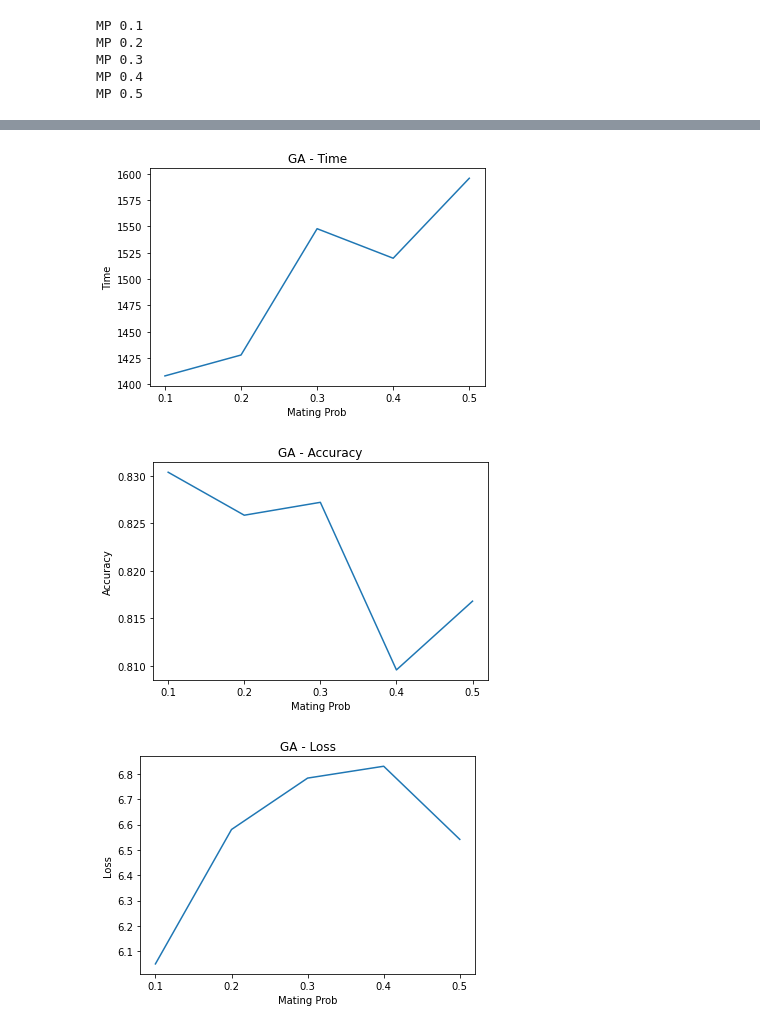
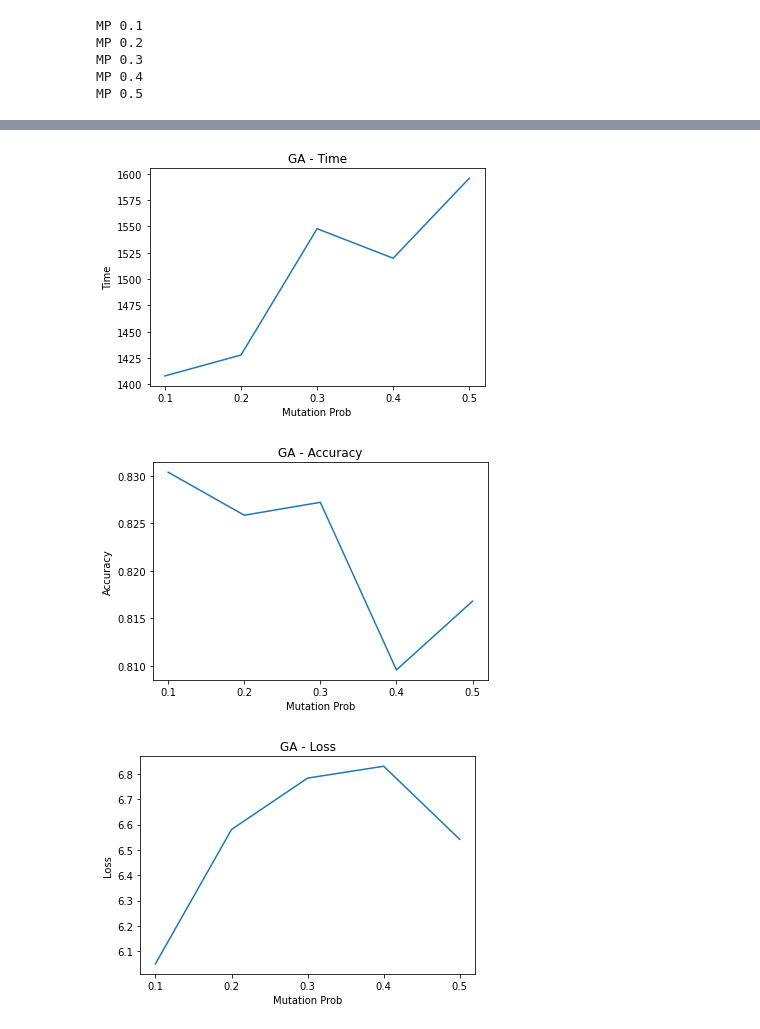
Before and after one commit to prasannspv/Machine-Learning-Notebooks, a Jupyter notebook: Assignment 2/nn/MLROSE_ANN_GA.ipynb, the cells around one changed output, grey strips where cells are left out. Cells and saved outputs as stored; diff of their text form; code cells hidden in the pictures.

```diff
--- a/Assignment 2/nn/MLROSE_ANN_GA.ipynb
+++ b/Assignment 2/nn/MLROSE_ANN_GA.ipynb
@@ -85,8 +85,8 @@ ax.set_title("GA - Fitness Curve")
 ax.set_xlabel("Iterations")
 ax.set_ylabel("Fitness")
 for restart, stats in results.items():
-    ax.plot(stats['curve'], label="Mating Prob={}".format(restart))
+    ax.plot(stats['curve'], label="Mutation Prob={}".format(restart))
 
+plt.legend(loc='best')
 plt.savefig("GA_MP_Curve.png")
-plt.legend(loc='best')
 # %% [output]
@@ -95,22 +94,22 @@ plt.legend(loc='best')
 # %%
 results = None
 with open("GA_MP.json") as f:
     results = json.load(f)
 
 fig, ax = plt.subplots()
 ax.set_title("GA - Time")
-ax.set_xlabel("Mating Prob")
+ax.set_xlabel("Mutation Prob")
 ax.set_ylabel("Time")
 pops = []
 times = []
 for pop, stats in results.items():
     pops.append(pop)
     times.append(stats['time'])
 ax.plot(pops, times)
 
 plt.savefig("GA_MP_Curve_time.png")
 # %% [output]
-[figure, old version]
+[figure, new version]
 # %%
 results = None
 with open("GA_MP.json") as f:
@@ -118,7 +117,7 @@ with open("GA_MP.json") as f:
 
 fig, ax = plt.subplots()
 ax.set_title("GA - Accuracy")
-ax.set_xlabel("Mating Prob")
+ax.set_xlabel("Mutation Prob")
 ax.set_ylabel("Accuracy")
 decays = []
 times = []
@@ -129,7 +128,7 @@ ax.plot(decays, times)
 
 plt.savefig("GA_MP_Curve_acc.png")
 # %% [output]
-[figure, old version]
+[figure, new version]
 # %%
 results = None
 with open("GA_MP.json") as f:
@@ -137,7 +136,7 @@ with open("GA_MP.json") as f:
 
 fig, ax = plt.subplots()
 ax.set_title("GA - Loss")
-ax.set_xlabel("Mating Prob")
+ax.set_xlabel("Mutation Prob")
 ax.set_ylabel("Loss")
 pops = []
 times = []
@@ -148,4 +147,4 @@ ax.plot(pops, times)
 
 plt.savefig("GA_MP_Curve_loss.png")
 # %% [output]
-[figure, old version]
+[figure, new version]
```
Also changed, not shown: parts of 1 cell of this notebook, 15 other files.
